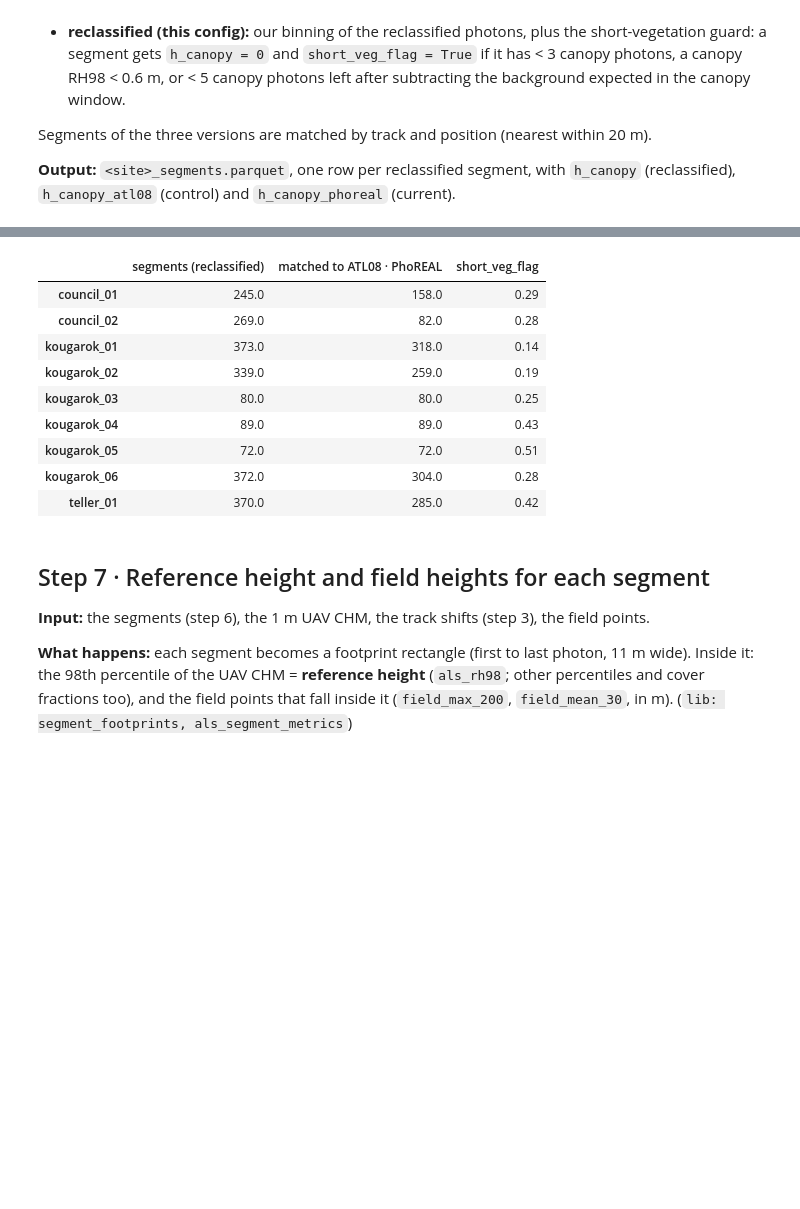
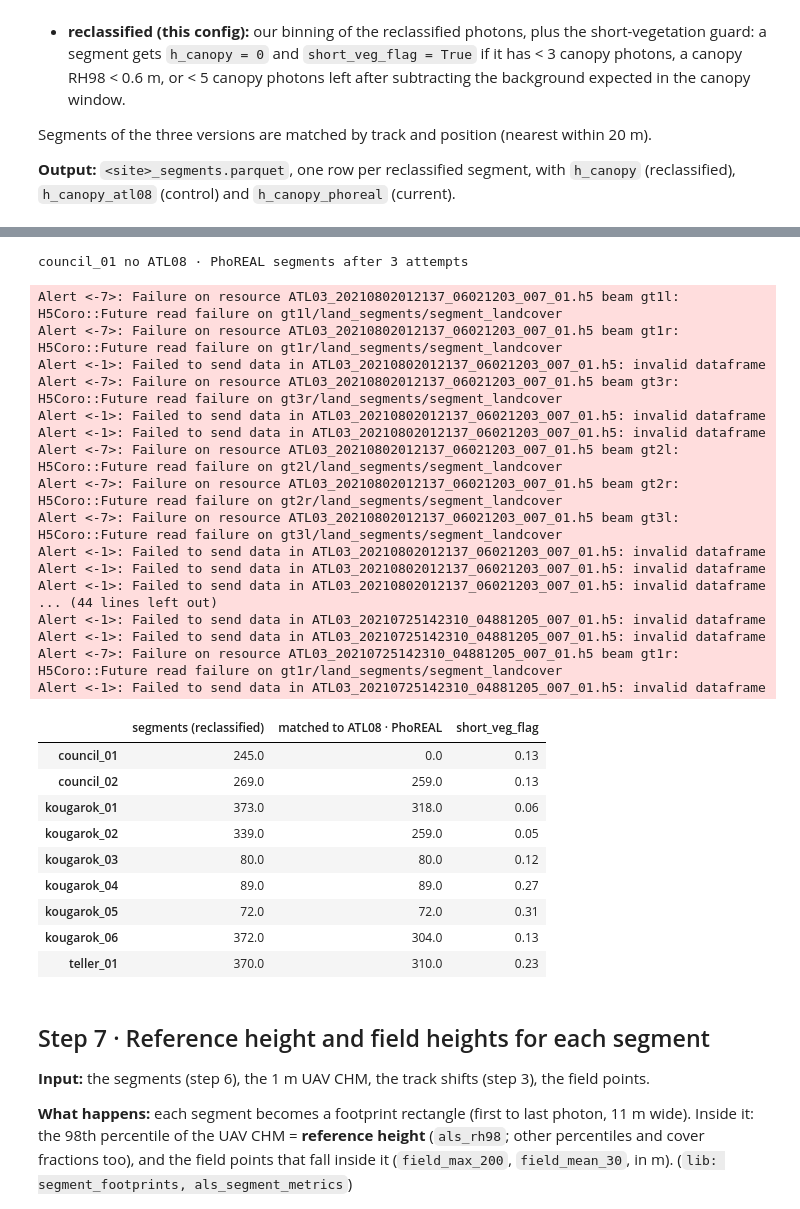
Before and after one commit to pahbs/circumpolar_boreal_trends, a Jupyter notebook: notebooks/atl03_reclass/01_seward_transects_atl03_v7.ipynb, the cells around one changed output, grey strips where cells are left out. Saved outputs shown, nothing was run; the diff lists cells and outputs as text; code cells hidden in the pictures; blank space fills up the shorter version.

```diff
--- a/notebooks/atl03_reclass/01_seward_transects_atl03_v7.ipynb
+++ b/notebooks/atl03_reclass/01_seward_transects_atl03_v7.ipynb
@@ -54,7 +54,7 @@ sys.path.insert(0, str(REPO / "lib"))
 import icesat2_photon_lib as ipl, reference_lib as ref, validation_lib as val, plot_style as ps
 ps.apply()   # shared figure style; vegetation-height colormap ps.HEIGHT_CMAP; ESRI Light Gray basemap ps.add_basemap
 
-cfg = ipl.load_config(REPO / "config" / "atl03_reclass_v0.6.yaml")   # profile auto: 'maap' on MAAP ADE, else 'adapt'
+cfg = ipl.load_config(REPO / "config" / "atl03_reclass_v0.7.yaml")   # profile auto: 'maap' on MAAP ADE, else 'adapt'
 WORK = Path(cfg["paths"]["work_dir"]); WORK.mkdir(parents=True, exist_ok=True)   # shared inputs: downloads, fetched photons, inventories
 RUN = WORK / "runs" / f"v{cfg['version']}"; RUN.mkdir(parents=True, exist_ok=True)   # everything that depends on the config version
 FIG = RUN / "figures"; FIG.mkdir(exist_ok=True)
@@ -271,9 +271,18 @@ for s in SITES:
     seg_new = ipl.segment_metrics(ph, cfg, "class_new", "relief_new", "new")
     seg_chk = ipl.segment_metrics(ph, cfg, "atl08_class", "relief_atl08", "atl08")
     seg = ipl.match_segments(seg_new, seg_chk[["track_id", "geometry"] + keep], keep, suffix="_atl08")
-    cur = ipl.fetch_phoreal(AOI[s.site], gran.loc[gran.site == s.site, "granule"].tolist(), cfg)
+    # ATL08 · PhoREAL (today) does not depend on our config: cached per site in the shared folder, retried on an empty
+    # result (SlideRule server errors, 18 Oct 2026); if still empty the site has no `today` column (NaN)
+    fpr = RAW / f"{s.site}_phoreal.parquet"
+    cur = gpd.read_parquet(fpr) if fpr.exists() else gpd.GeoDataFrame()
+    for attempt in range(3):
+        if len(cur): break
+        cur = ipl.fetch_phoreal(AOI[s.site], gran.loc[gran.site == s.site, "granule"].tolist(), cfg)
+        if len(cur): ipl.write_parquet(cur, fpr, ipl.provenance(cfg, site=s.site))
     if len(cur):
         seg = ipl.match_segments(seg, cur.to_crs(4326)[["track_id", "geometry", "h_canopy"]], ["h_canopy"], suffix="_phoreal")
+    else:
+        print(s.site, "no ATL08 · PhoREAL segments after 3 attempts"); seg["h_canopy_phoreal"] = np.nan
     segments[s.site] = seg
 pd.DataFrame({site: {"segments (reclassified)": len(g), "matched to ATL08 · PhoREAL": int(g.h_canopy_phoreal.notna().sum()),
                      "short_veg_flag": round(g.short_veg_flag.mean(), 2)} for site, g in segments.items()}).T
@@ -298,13 +306,31 @@ Alert <-1>: Failed to send data in ATL03_20210725142310_04881205_007_01.h5: inva
+council_01 no ATL08 · PhoREAL segments after 3 attempts
+Alert <-7>: Failure on resource ATL03_20210802012137_06021203_007_01.h5 beam gt1l: H5Coro::Future read failure on gt1l/land_segments/segment_landcover
+Alert <-7>: Failure on resource ATL03_20210802012137_06021203_007_01.h5 beam gt1r: H5Coro::Future read failure on gt1r/land_segments/segment_landcover
+Alert <-1>: Failed to send data in ATL03_20210802012137_06021203_007_01.h5: invalid dataframe
+Alert <-7>: Failure on resource ATL03_20210802012137_06021203_007_01.h5 beam gt3r: H5Coro::Future read failure on gt3r/land_segments/segment_landcover
+Alert <-1>: Failed to send data in ATL03_20210802012137_06021203_007_01.h5: invalid dataframe
+Alert <-1>: Failed to send data in ATL03_20210802012137_06021203_007_01.h5: invalid dataframe
+Alert <-7>: Failure on resource ATL03_20210802012137_06021203_007_01.h5 beam gt2l: H5Coro::Future read failure on gt2l/land_segments/segment_landcover
+Alert <-7>: Failure on resource ATL03_20210802012137_06021203_007_01.h5 beam gt2r: H5Coro::Future read failure on gt2r/land_segments/segment_landcover
+Alert <-7>: Failure on resource ATL03_20210802012137_06021203_007_01.h5 beam gt3l: H5Coro::Future read failure on gt3l/land_segments/segment_landcover
+Alert <-1>: Failed to send data in ATL03_20210802012137_06021203_007_01.h5: invalid dataframe
+Alert <-1>: Failed to send data in ATL03_20210802012137_06021203_007_01.h5: invalid dataframe
+Alert <-1>: Failed to send data in ATL03_20210802012137_06021203_007_01.h5: invalid dataframe
+... (44 lines left out)
+Alert <-1>: Failed to send data in ATL03_20210725142310_04881205_007_01.h5: invalid dataframe
+Alert <-1>: Failed to send data in ATL03_20210725142310_04881205_007_01.h5: invalid dataframe
+Alert <-7>: Failure on resource ATL03_20210725142310_04881205_007_01.h5 beam gt1r: H5Coro::Future read failure on gt1r/land_segments/segment_landcover
+Alert <-1>: Failed to send data in ATL03_20210725142310_04881205_007_01.h5: invalid dataframe
 |  | segments (reclassified) | matched to ATL08 · PhoREAL | short_veg_flag |
-| council_01 | 245.0 | 158.0 | 0.29 |
-| council_02 | 269.0 | 82.0 | 0.28 |
-| kougarok_01 | 373.0 | 318.0 | 0.14 |
-| kougarok_02 | 339.0 | 259.0 | 0.19 |
-| kougarok_03 | 80.0 | 80.0 | 0.25 |
-| kougarok_04 | 89.0 | 89.0 | 0.43 |
-| kougarok_05 | 72.0 | 72.0 | 0.51 |
-| kougarok_06 | 372.0 | 304.0 | 0.28 |
-| teller_01 | 370.0 | 285.0 | 0.42 |
+| council_01 | 245.0 | 0.0 | 0.13 |
+| council_02 | 269.0 | 259.0 | 0.13 |
+| kougarok_01 | 373.0 | 318.0 | 0.06 |
+| kougarok_02 | 339.0 | 259.0 | 0.05 |
+| kougarok_03 | 80.0 | 80.0 | 0.12 |
+| kougarok_04 | 89.0 | 89.0 | 0.27 |
+| kougarok_05 | 72.0 | 72.0 | 0.31 |
+| kougarok_06 | 372.0 | 304.0 | 0.13 |
+| teller_01 | 370.0 | 310.0 | 0.23 |
 # %% [markdown]
 ## Step 7 · Reference height and field heights for each segment
 
```
Also changed, not shown: parts of 4 cells of this notebook, 22 other files.
